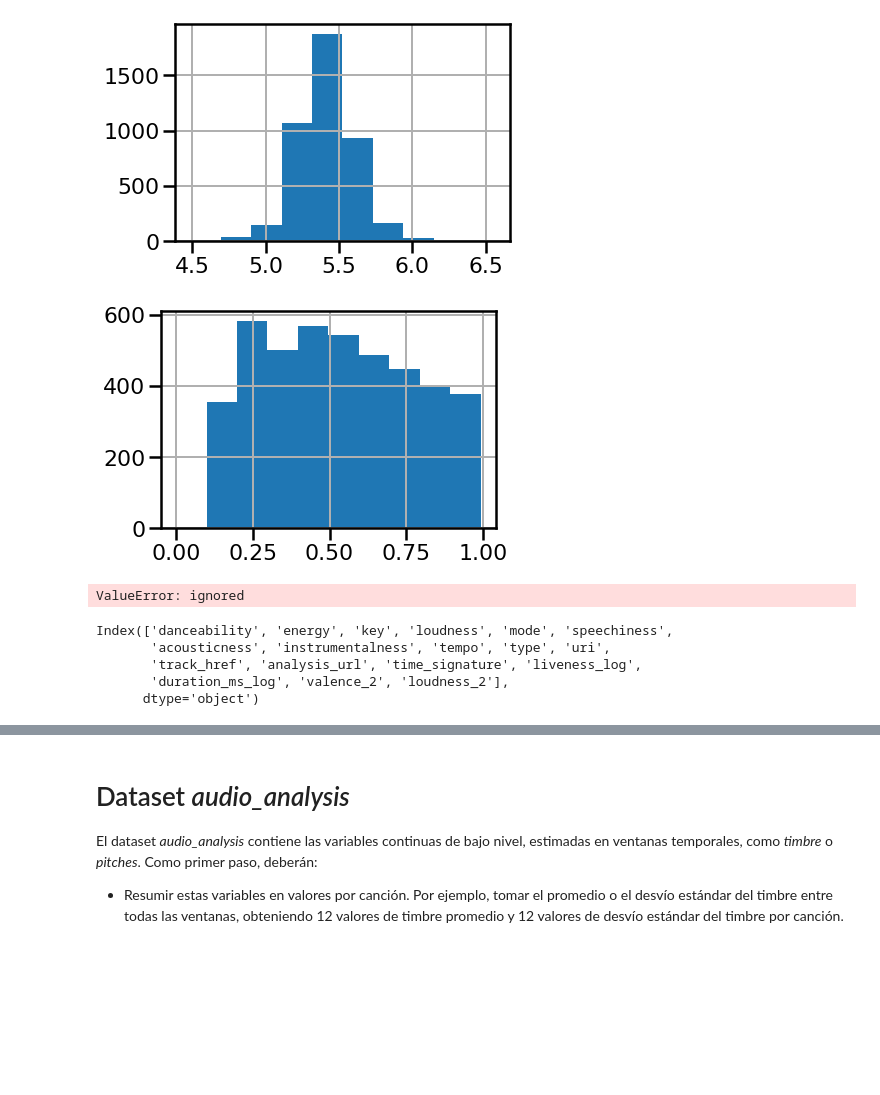
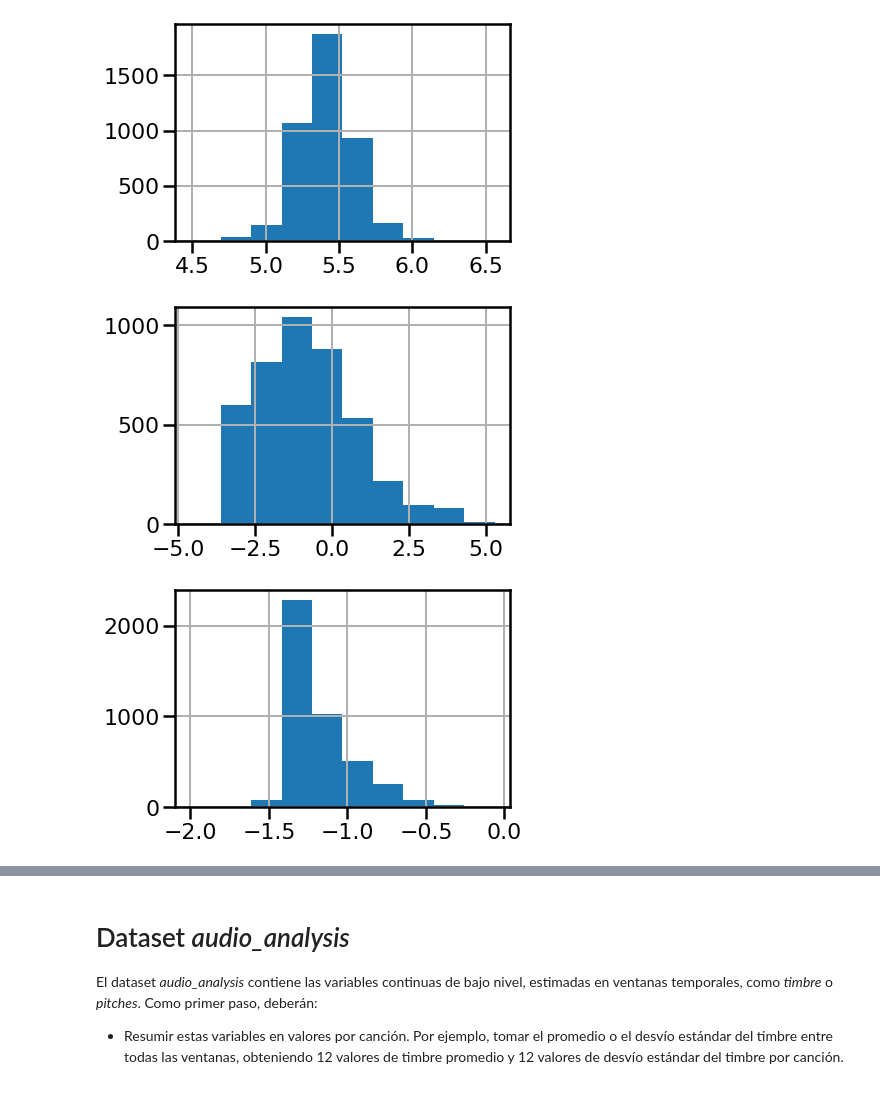
Before and after one commit to tincho-mehaudy/DMCyT, a Jupyter notebook: TP1_Consigna1.ipynb, the cells around one changed output, grey strips where cells are left out. Saved outputs shown, nothing was run; the diff lists cells and outputs as text; code cells hidden in the pictures; blank space fills up the shorter version.

```diff
--- a/TP1_Consigna1.ipynb
+++ b/TP1_Consigna1.ipynb
@@ -220,30 +265,12 @@ df_af['duration_ms_log'].hist()
 df_af.drop('duration_ms', inplace=True, axis=1)
 # %% [output]
 [figure]
+# %%
+def logit(x):
+  return np.log(1/((1/x)-1))
 # %%
-df_af['valence_2']=np.sqrt(df_af['valence'])
-df_af['valence_2'].hist()
+df_af['valence_log']=(df_af['valence']+0.01).apply(logit)
+df_af['valence_log'].hist()
 df_af.drop('valence', inplace=True, axis=1)
 # %% [output]
-[figure, old version]
+[figure, new version]
-# %%
-#df_af['loudness_2']=np.exp2(df_af['loudness'])
-#df_af['loudness_2'].hist()
-#df_af.drop('duration_ms', inplace=True, axis=1)
-
-from scipy import stats
-# transform training data & save lambda value
-fitted_data, fitted_lambda = stats.boxcox(df_af['loudness'])
-
-# creating axes to draw plots
-#fig, ax = plt.subplots(1, 2)
-# %% [output]
-ValueError: ignored
-# %%
-df_af.columns
-# %% [output]
-Index(['danceability', 'energy', 'key', 'loudness', 'mode', 'speechiness',
-       'acousticness', 'instrumentalness', 'tempo', 'type', 'uri',
-       'track_href', 'analysis_url', 'time_signature', 'liveness_log',
-       'duration_ms_log', 'valence_2', 'loudness_2'],
-      dtype='object')
@@ -261,3 +277,9 @@ df_af.drop('time_signature', inplace=True, axis=1)
+# %%
+df_af['speechiness_log']=(df_af['speechiness']+0.01).apply(np.log10)
+df_af['speechiness_log'].hist()
+df_af.drop('speechiness', inplace=True, axis=1)
+# %% [output]
+[figure, added]
 # %%
 # estandrarizamos por mix y max
 
```
Also changed, not shown: parts of 14 cells of this notebook.
